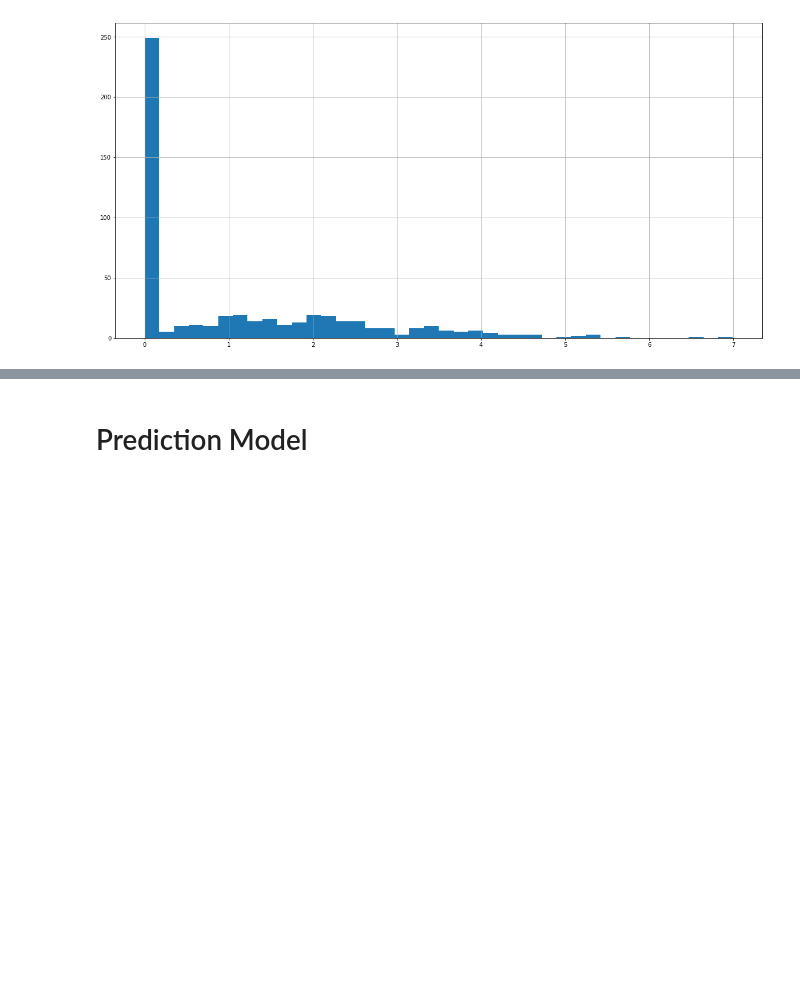
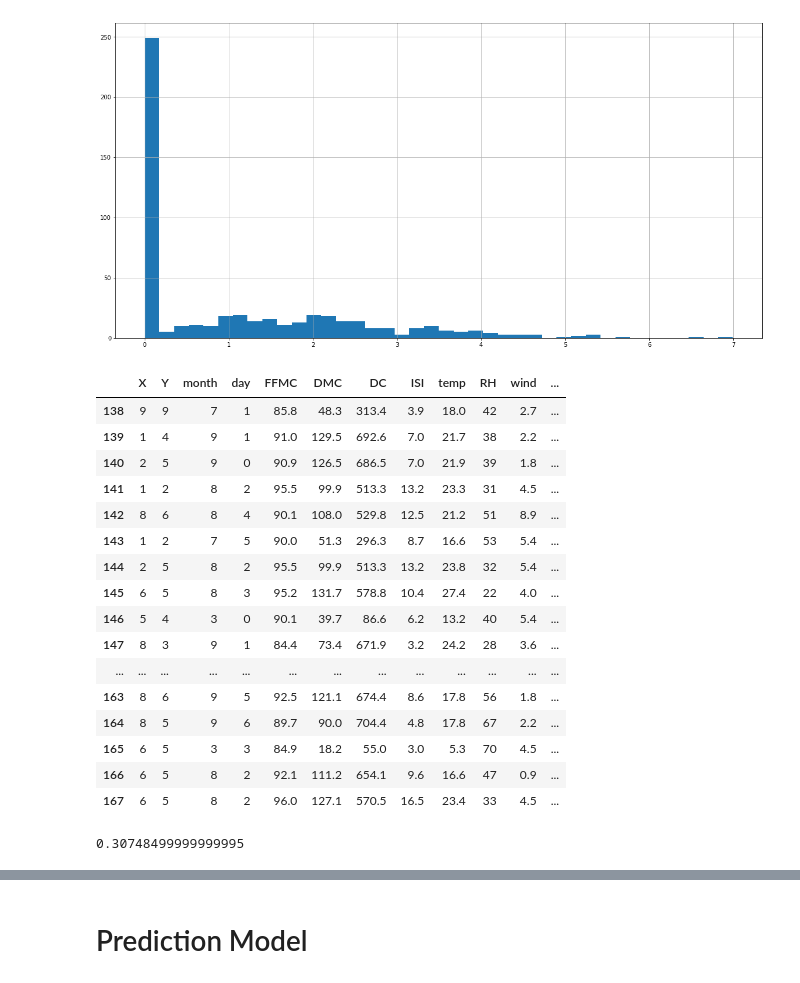
Before and after one commit to annamarianau/ml_project_regression, a Jupyter notebook: forest_fires.ipynb, the cells around one changed output, grey strips where cells are left out. Saved outputs shown, nothing was run; the diff lists cells and outputs as text; code cells hidden in the pictures; blank space fills up the shorter version.

```diff
--- a/forest_fires.ipynb
+++ b/forest_fires.ipynb
@@ -80,6 +116,30 @@ data2.describe()
 | 75% | 7.000000 | 5.000000 | 9.000000 | 5.000000 | 92.900000 | 142.400000 | 713.900000 | 10.800000 | 22.800000 | 53.000000 | 4.900000 | ... |
 | max | 9.000000 | 9.000000 | 12.000000 | 6.000000 | 96.200000 | 291.300000 | 860.600000 | 56.100000 | 33.300000 | 100.000000 | 9.400000 | ... |
 [figure]
+# %%
+## all obs. where 'area' != 0.0
+data3 = data2[data2['log(1+area)'] != 0.0]
+display(data3.head(30))
+data3.shape
+# %% [output]
+|  | X | Y | month | day | FFMC | DMC | DC | ISI | temp | RH | wind | ... |
+| 138 | 9 | 9 | 7 | 1 | 85.8 | 48.3 | 313.4 | 3.9 | 18.0 | 42 | 2.7 | ... |
+| 139 | 1 | 4 | 9 | 1 | 91.0 | 129.5 | 692.6 | 7.0 | 21.7 | 38 | 2.2 | ... |
+| 140 | 2 | 5 | 9 | 0 | 90.9 | 126.5 | 686.5 | 7.0 | 21.9 | 39 | 1.8 | ... |
+| 141 | 1 | 2 | 8 | 2 | 95.5 | 99.9 | 513.3 | 13.2 | 23.3 | 31 | 4.5 | ... |
+| 142 | 8 | 6 | 8 | 4 | 90.1 | 108.0 | 529.8 | 12.5 | 21.2 | 51 | 8.9 | ... |
+| 143 | 1 | 2 | 7 | 5 | 90.0 | 51.3 | 296.3 | 8.7 | 16.6 | 53 | 5.4 | ... |
+| 144 | 2 | 5 | 8 | 2 | 95.5 | 99.9 | 513.3 | 13.2 | 23.8 | 32 | 5.4 | ... |
+| 145 | 6 | 5 | 8 | 3 | 95.2 | 131.7 | 578.8 | 10.4 | 27.4 | 22 | 4.0 | ... |
+| 146 | 5 | 4 | 3 | 0 | 90.1 | 39.7 | 86.6 | 6.2 | 13.2 | 40 | 5.4 | ... |
+| 147 | 8 | 3 | 9 | 1 | 84.4 | 73.4 | 671.9 | 3.2 | 24.2 | 28 | 3.6 | ... |
+| ... | ... | ... | ... | ... | ... | ... | ... | ... | ... | ... | ... | ... |
+| 163 | 8 | 6 | 9 | 5 | 92.5 | 121.1 | 674.4 | 8.6 | 17.8 | 56 | 1.8 | ... |
+| 164 | 8 | 5 | 9 | 6 | 89.7 | 90.0 | 704.4 | 4.8 | 17.8 | 67 | 2.2 | ... |
+| 165 | 6 | 5 | 3 | 3 | 84.9 | 18.2 | 55.0 | 3.0 | 5.3 | 70 | 4.5 | ... |
+| 166 | 6 | 5 | 8 | 2 | 92.1 | 111.2 | 654.1 | 9.6 | 16.6 | 47 | 0.9 | ... |
+| 167 | 6 | 5 | 8 | 2 | 96.0 | 127.1 | 570.5 | 16.5 | 23.4 | 33 | 4.5 | ... |
+0.30748499999999995
 # %%
 ## Checking for outliers
 # Descriptive statistics table
```
Also changed, not shown: parts of 9 cells of this notebook.
